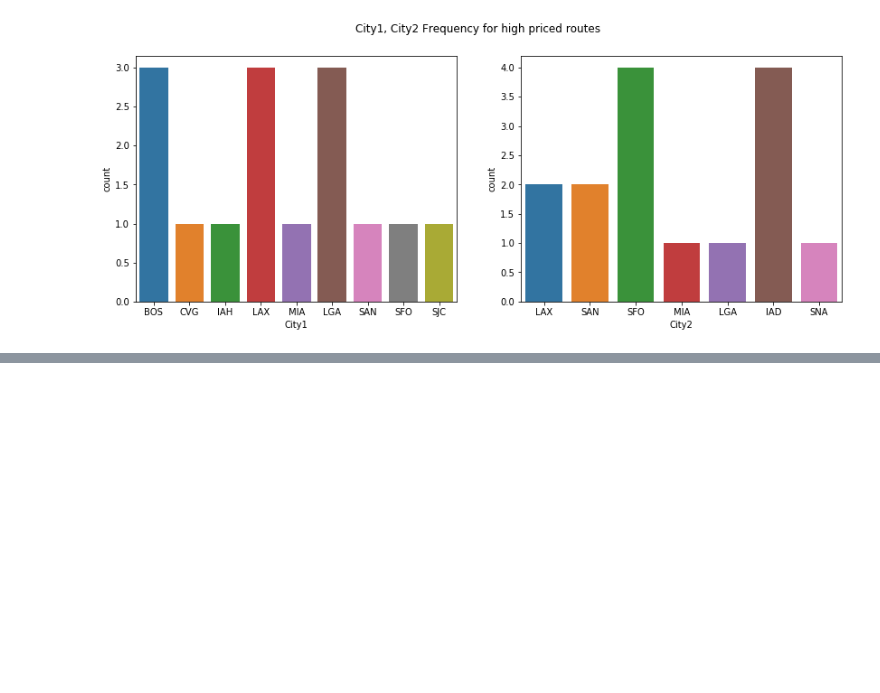
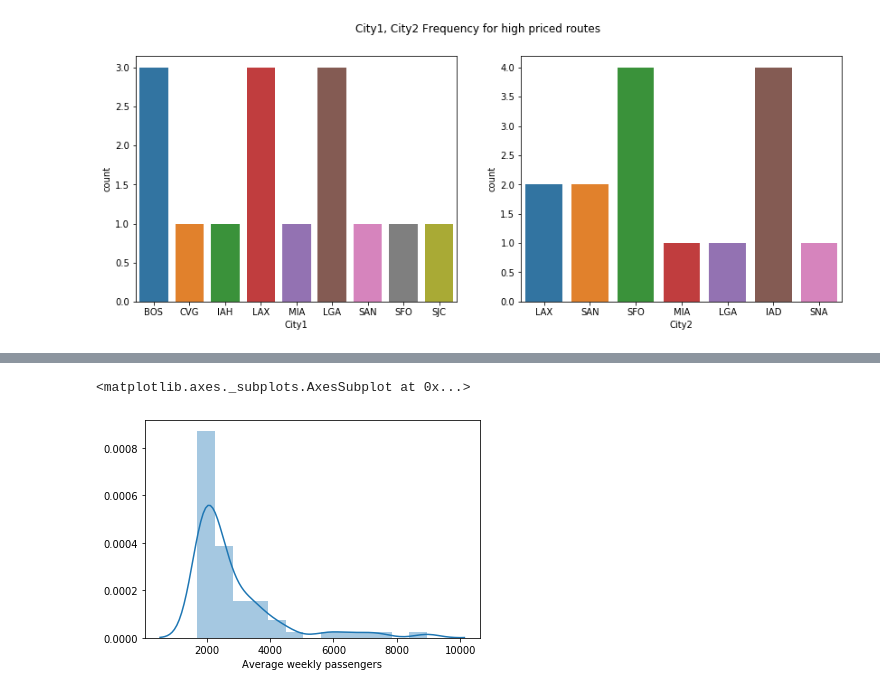
Before and after one commit to prudhvip21/Usecase-Fare_Prediction_Flight_Prices, a Jupyter notebook: FlightFarePrediction.ipynb, the cells around one changed output, grey strips where cells are left out. Cells and saved outputs as stored; diff of their text form; code cells hidden in the pictures; blank space fills up the shorter version.

```diff
--- a/FlightFarePrediction.ipynb
+++ b/FlightFarePrediction.ipynb
@@ -195,0 +528,5 @@ for ax,col in zip(axs,['City1','City2']):
+# %%
+sns.distplot(airfares_avg_pass_out['Average weekly passengers'])
+# %% [output]
+<matplotlib.axes._subplots.AxesSubplot at 0x...>
+[figure, added]
```
Also changed, not shown: parts of 100 cells of this notebook.
